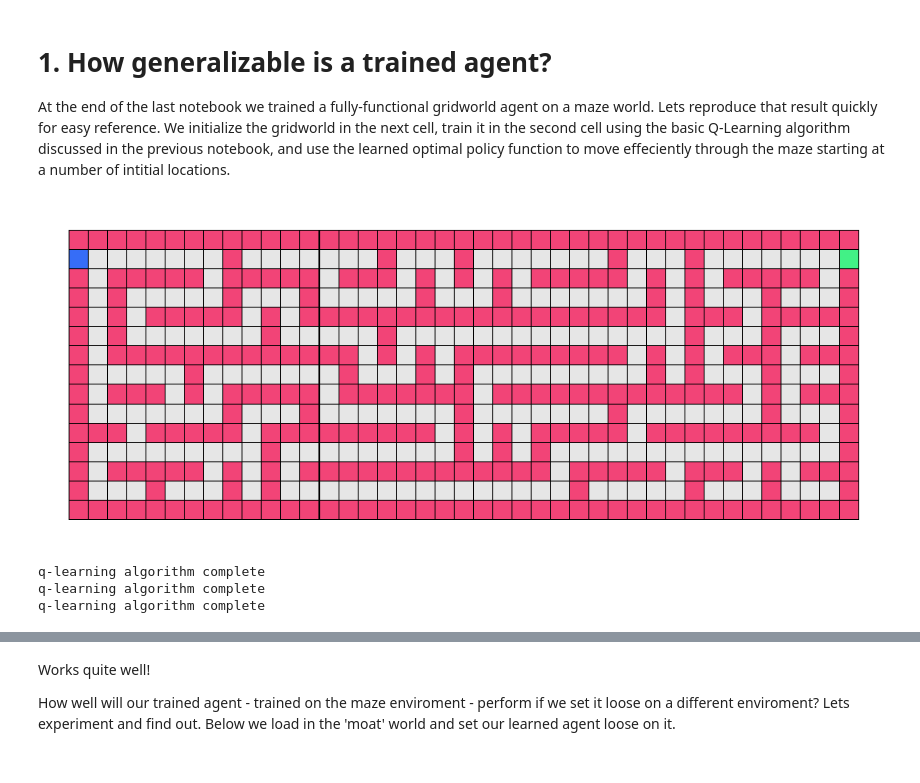
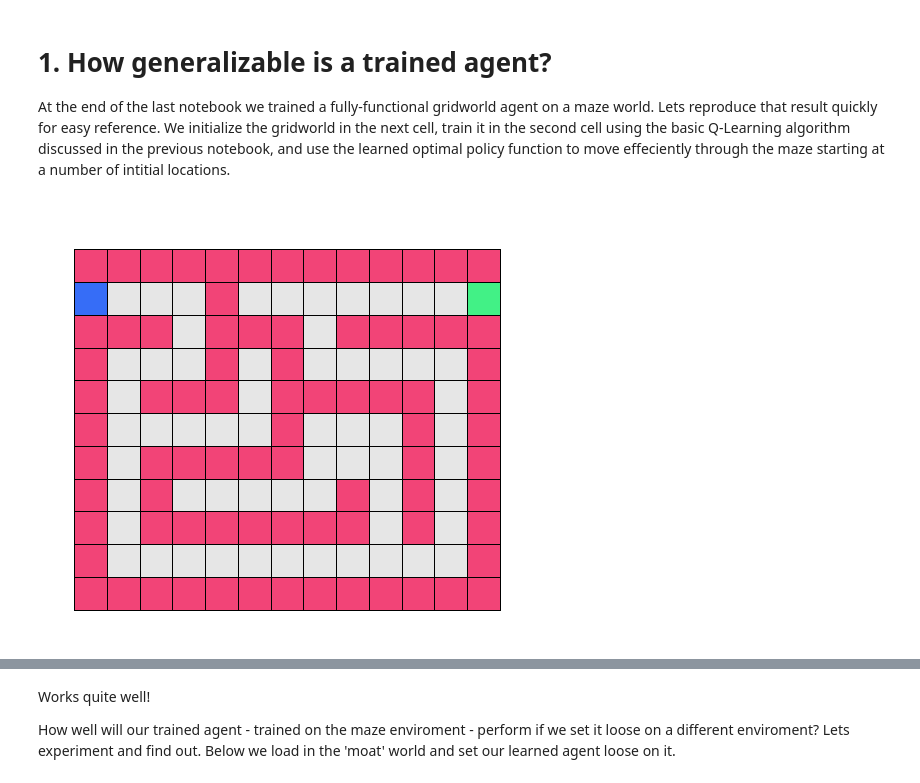
Before and after one commit to iqbal-chowdhury/mlrefined, a Jupyter notebook: Reinforcement_part_2.ipynb, the cells around one changed output, grey strips where cells are left out. Drawn from its saved outputs; the diff is of its cells as text; code cells hidden in the pictures.

```diff
--- a/Reinforcement_part_2.ipynb
+++ b/Reinforcement_part_2.ipynb
@@ -18,16 +18,16 @@ At the end of the last notebook we trained a fully-functional gridworld agent on
 # %%
 # import gridworld library - make sure this is executed prior to running any gridworld cell
 import sys
 sys.path.append('demo_python_backend_files')
 %matplotlib inline
 
 # import custom gridworld simulator
 from gridworld_lib import gridworld_enviro
 
 # generate instance of gridworld
-small_maze = gridworld_enviro.environment(world_size = 'large', world_type = 'maze')
+small_maze = gridworld_enviro.environment(world_size = 'small', world_type = 'maze')
 
 # show the grid
 small_maze.color_gridworld(lights = 'on')
 # %% [output]
-[figure, old version]
+[figure, new version]
@@ -34,23 +40,16 @@ small_maze.color_gridworld(lights = 'on')
 # %%
-# import q-learning module
-from gridworld_lib import gridworld_qlearn
+# run q-learning
+small_maze_qlearner.train(verbose = False, action_method = 'exploit', gamma = 0,training_episodes = 100,exploit_param = 0.5)
+blah = small_maze_qlearner.time_per_episode
+print sum(blah)
 
-# create an instance of the q-learner
-small_maze_qlearner = gridworld_qlearn.learner(gridworld = small_maze)
+small_maze_qlearner.train(verbose = False, action_method = 'exploit', gamma = 0.5,training_episodes = 100,exploit_param = 0.5)
+blah2 = small_maze_qlearner.time_per_episode
+print sum(blah2)
 
-# run q-learning
-small_maze_qlearner.train(verbose = False, action_method = 'exploit', gamma = 0,training_episodes = 50)
-blah = small_maze_qlearner.time_per_episode
-
-small_maze_qlearner.train(verbose = False, action_method = 'exploit', gamma = 0.5,training_episodes = 50)
-blah2 = small_maze_qlearner.time_per_episode
-
-small_maze_qlearner.train(verbose = False, action_method = 'exploit', gamma = 1,training_episodes = 50)
+small_maze_qlearner.train(verbose = False, action_method = 'exploit', gamma = 1,training_episodes = 100,exploit_param = 0.5)
 blah3 = small_maze_qlearner.time_per_episode
+print sum(blah3)
-# %% [output]
-q-learning algorithm complete
-q-learning algorithm complete
-q-learning algorithm complete
 # %%
 import matplotlib.pyplot as plt
 fig = plt.figure(figsize = (15,4))
```
Also changed, not shown: parts of 2 cells of this notebook, 2 other files.
